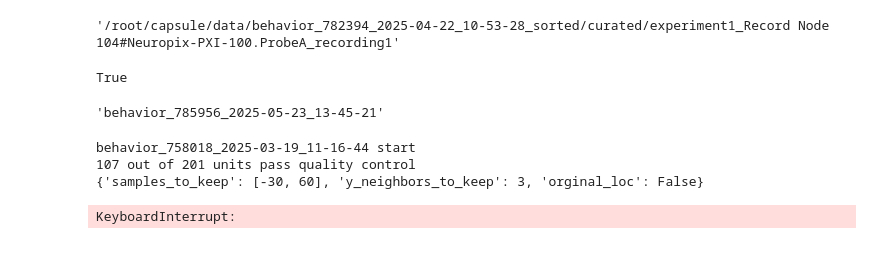
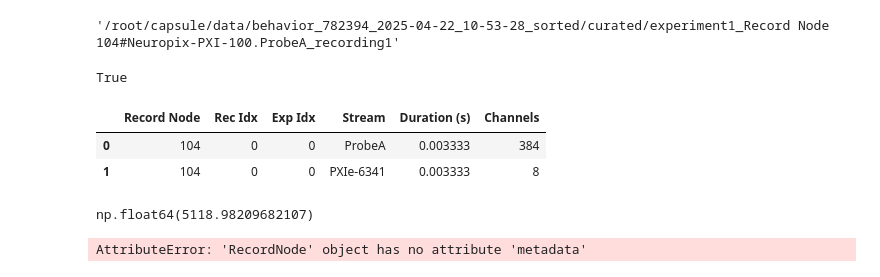
Before and after one commit to AllenNeuralDynamics/aind-beh-ephys-analysis, a Jupyter notebook: code/beh_ephys_analysis/beh_ephys_processing.ipynb, the cells around one changed output. Drawn from its saved outputs; the diff is of its cells as text; code cells hidden in the pictures.

```diff
--- a/code/beh_ephys_analysis/beh_ephys_processing.ipynb
+++ b/code/beh_ephys_analysis/beh_ephys_processing.ipynb
@@ -122,14 +154,3 @@ session_dir['curated_dir_raw']
 os.path.exists(session_dir['sorted_dir_raw'])
 # %% [output]
 True
-# %%
-session
-# %% [output]
-'behavior_785956_2025-05-23_13-45-21'
-# %%
-process('behavior_758018_2025-03-19_11-16-44', data_type='raw')
-# %% [output]
-behavior_758018_2025-03-19_11-16-44 start
-107 out of 201 units pass quality control
-{'samples_to_keep': [-30, 60], 'y_neighbors_to_keep': 3, 'orginal_loc': False}
-KeyboardInterrupt:
@@ -136,2 +162,18 @@ KeyboardInterrupt:
+# %%
+stream_info = get_stream_info("/root/capsule/data/ecephys_713854_2024-03-05_13-31-20_raw_data/ecephys_clipped")
+# %%
+stream_info
+# %% [output]
+|  | Record Node | Rec Idx | Exp Idx | Stream | Duration (s) | Channels |
+| 0 | 104 | 0 | 0 | ProbeA | 0.003333 | 384 |
+| 1 | 104 | 0 | 0 | PXIe-6341 | 0.003333 | 8 |
+# %%
+rec_clipped.recordnodes[0].recordings[0].continuous[0].timestamps[-1]-rec_clipped.recordnodes[0].recordings[0].continuous[0].timestamps[0]
+# %% [output]
+np.float64(5118.98209682107)
+# %%
+rec_clipped.recordnodes[0]
+# %% [output]
+AttributeError: 'RecordNode' object has no attribute 'metadata'
 # %%
 # make a df from all_Tm, columns correspond to focus regressors
```
Also changed, not shown: parts of 13 cells of this notebook, 13 other files.
